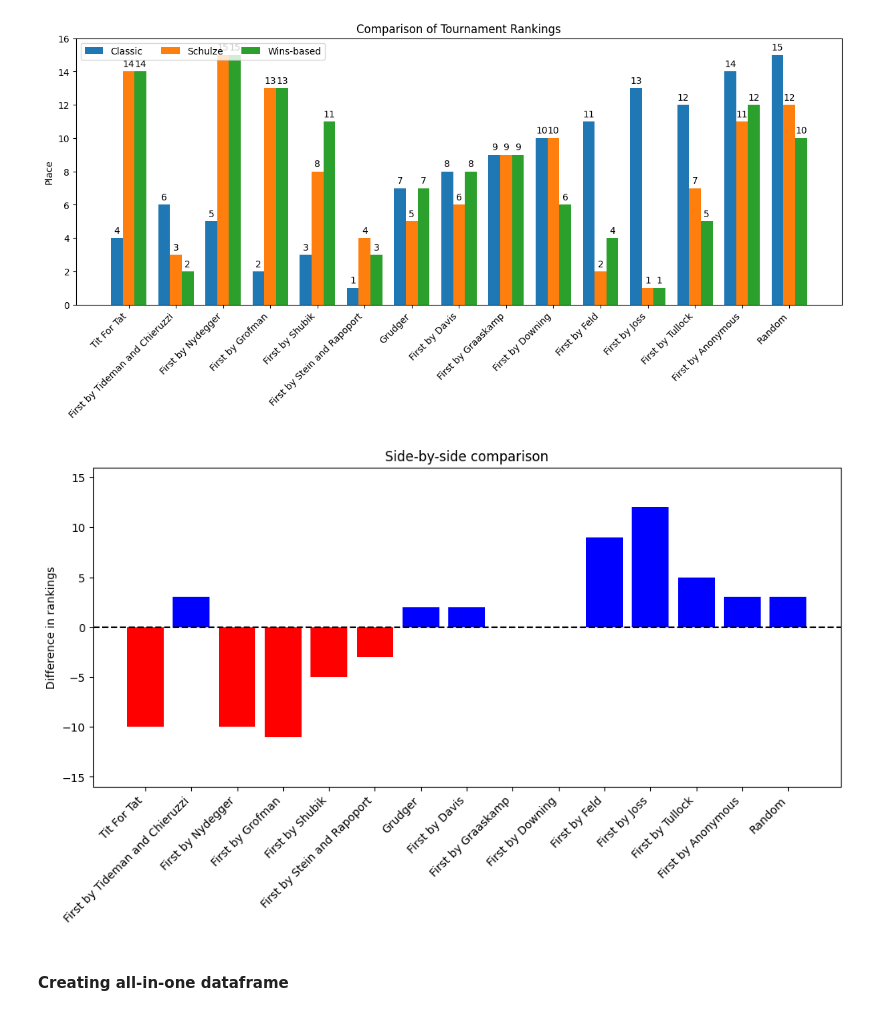
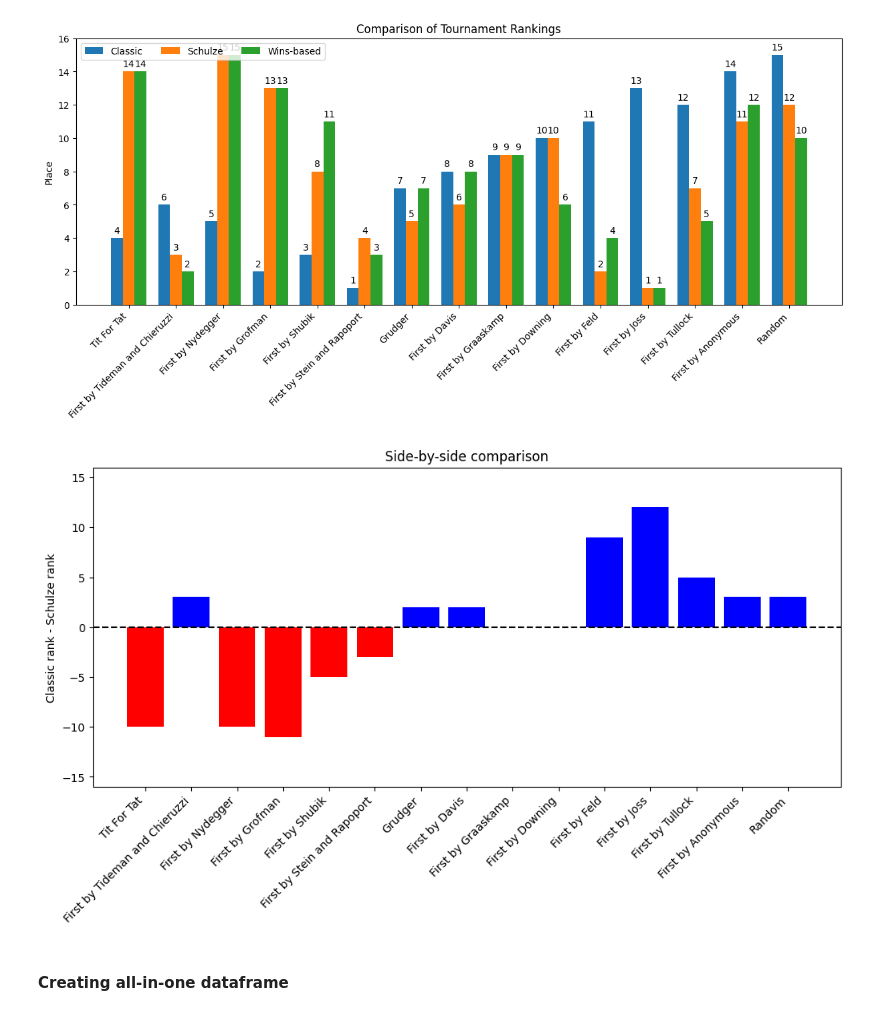
Before and after one commit to kiriz23/TournamentRemix, a Jupyter notebook: Schulze.ipynb, the cells around one changed output. Cells and saved outputs as stored; diff of their text form; code cells hidden in the pictures.

```diff
--- a/Schulze.ipynb
+++ b/Schulze.ipynb
@@ -443,21 +443,21 @@ plt.show()
 # %%
 diffs = [classic_ranking.index(s) - schulze_ranking.index(s) for s in range(num_players)]
 
 x = np.arange(len(players))
 width = 1
 multiplier = 0
 fig, ax = plt.subplots(figsize=(10, 6), layout='constrained')
 
 ax.bar(players_names,diffs,color=['b' if d >=0 else 'r' for d in diffs ])
 ax.axhline(y=0, color='black', linestyle='--')
-ax.set_ylabel('Difference in rankings')
+ax.set_ylabel('Classic rank - Schulze rank')
 ax.set_title('Side-by-side comparison')
 ax.set_xticks(x, players_names, rotation=45, ha="right")
 ax.set_ylim(-num_players-1, num_players + 1)
 
 plt.show()
 # %% [output]
-[figure, old version]
+[figure, new version]
 # %% [markdown]
 #### Creating all-in-one dataframe
 # %%
```
Also changed, not shown: parts of 6 cells of this notebook, 4 other files.
